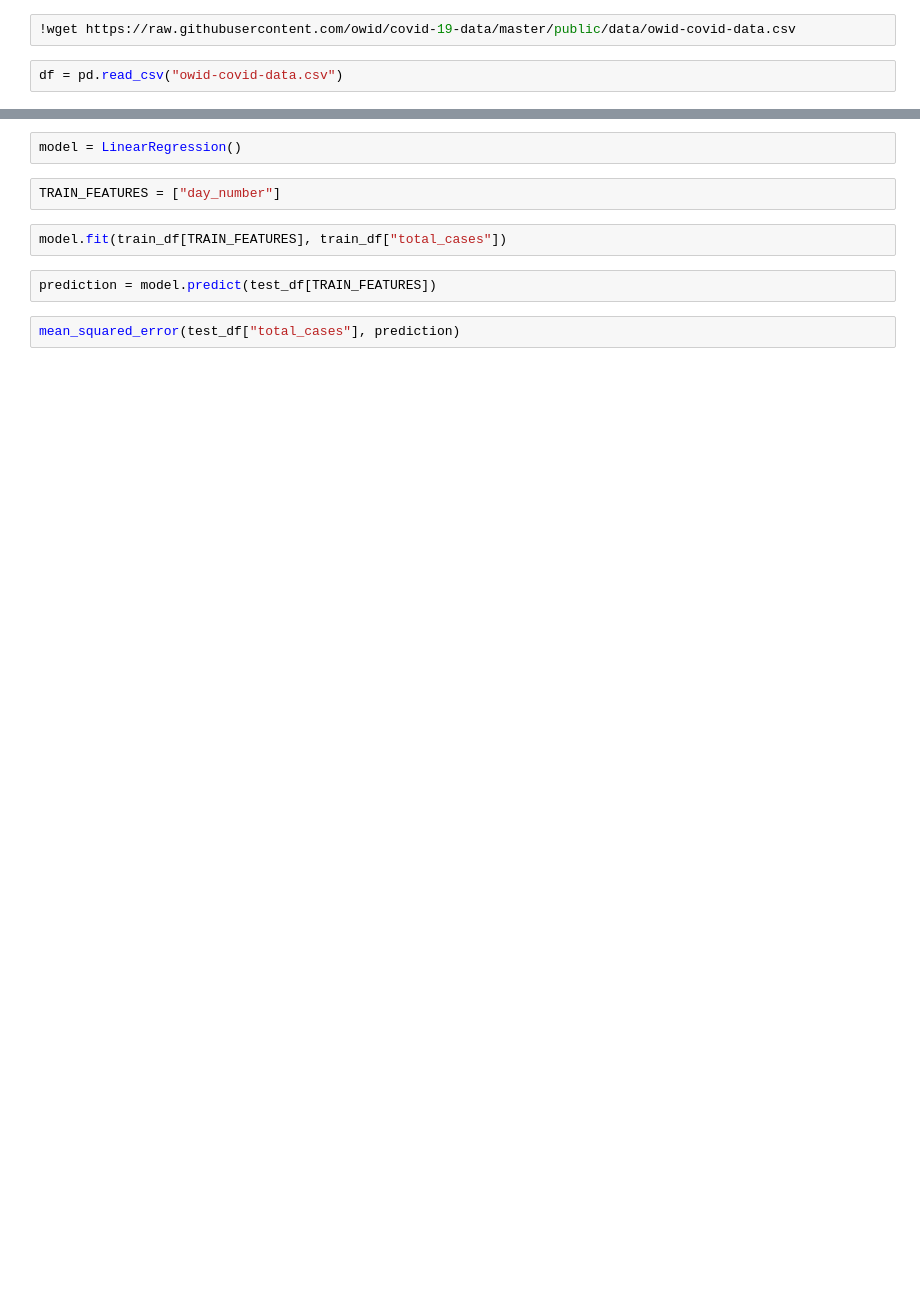
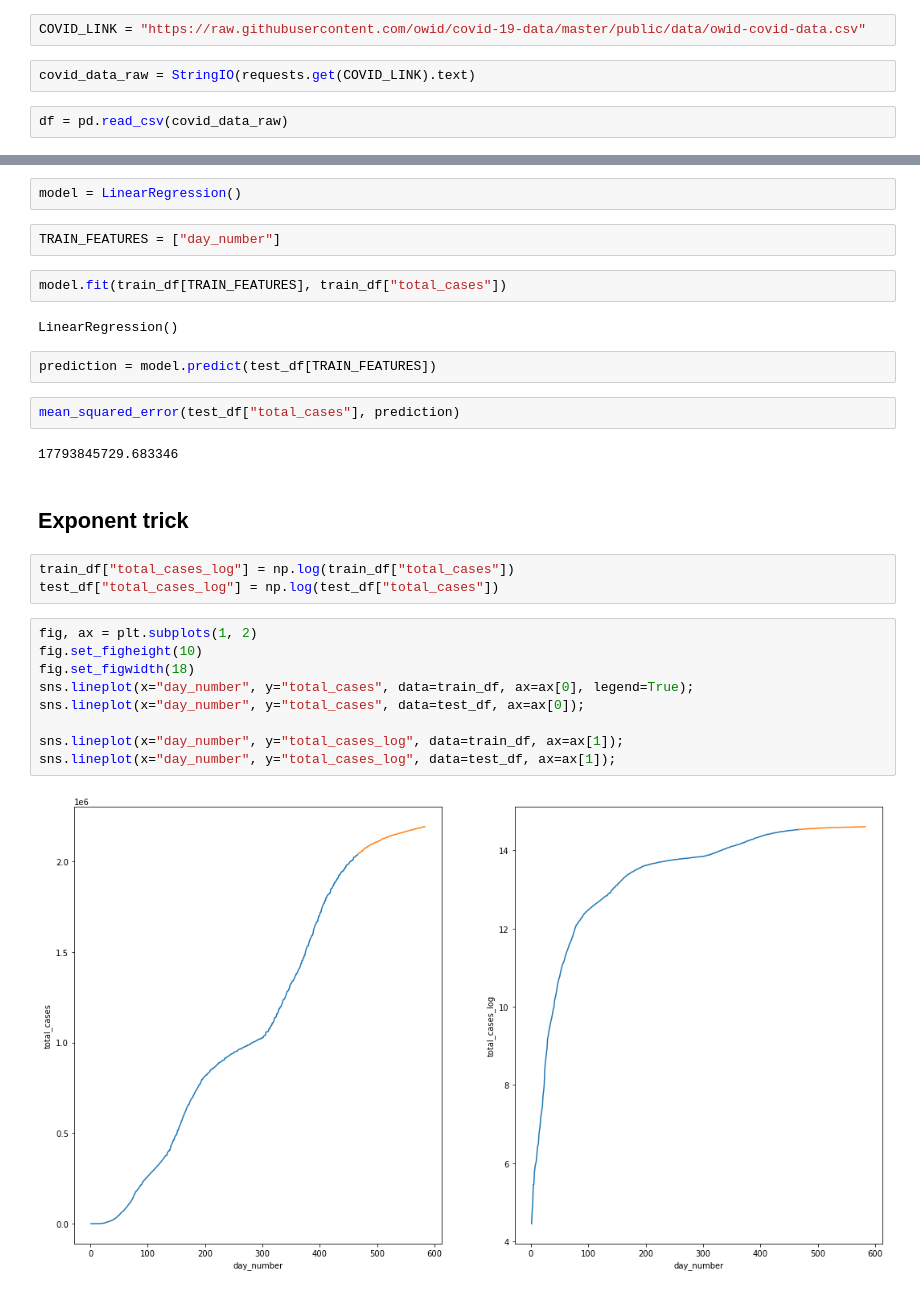
Before and after one commit to MLisuct2021/course_homeworks, a Jupyter notebook: hw2.ipynb, the cells around one changed output, grey strips where cells are left out. Drawn from its saved outputs; the diff is of its cells as text; blank space fills up the shorter version.

```diff
--- a/hw2.ipynb
+++ b/hw2.ipynb
@@ -8,8 +23,10 @@ import seaborn as sns
 from sklearn.linear_model import LinearRegression
 from sklearn.metrics import mean_squared_error
 # %%
-!wget https://raw.githubusercontent.com/owid/covid-19-data/master/public/data/owid-covid-data.csv
+COVID_LINK = "https://raw.githubusercontent.com/owid/covid-19-data/master/public/data/owid-covid-data.csv"
+# %%
+covid_data_raw = StringIO(requests.get(COVID_LINK).text)
 # %%
-df = pd.read_csv("owid-covid-data.csv")
+df = pd.read_csv(covid_data_raw)
 # %%
 df.head()
@@ -46,7 +79,27 @@ model = LinearRegression()
 TRAIN_FEATURES = ["day_number"]
 # %%
 model.fit(train_df[TRAIN_FEATURES], train_df["total_cases"])
+# %% [output]
+LinearRegression()
 # %%
 prediction = model.predict(test_df[TRAIN_FEATURES])
 # %%
 mean_squared_error(test_df["total_cases"], prediction)
+# %% [output]
+17793845729.683346
+# %% [markdown]
+## Exponent trick
+# %%
+train_df["total_cases_log"] = np.log(train_df["total_cases"])
+test_df["total_cases_log"] = np.log(test_df["total_cases"])
+# %%
+fig, ax = plt.subplots(1, 2)
+fig.set_figheight(10)
+fig.set_figwidth(18)
+sns.lineplot(x="day_number", y="total_cases", data=train_df, ax=ax[0], legend=True);
+sns.lineplot(x="day_number", y="total_cases", data=test_df, ax=ax[0]);
+
+sns.lineplot(x="day_number", y="total_cases_log", data=train_df, ax=ax[1]);
+sns.lineplot(x="day_number", y="total_cases_log", data=test_df, ax=ax[1]);
+# %% [output]
+[figure, added]
```
Also changed, not shown: parts of 9 cells of this notebook.
